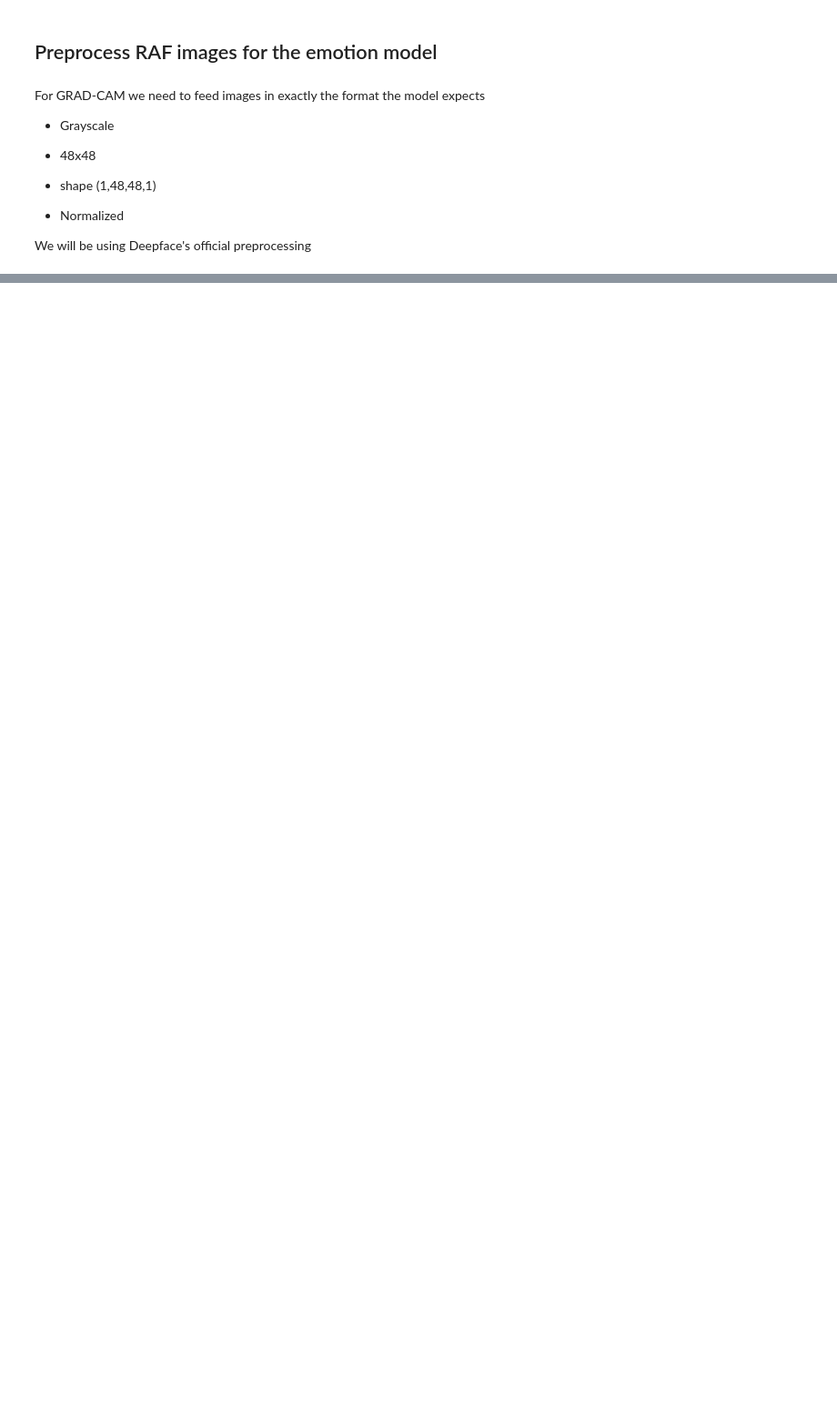
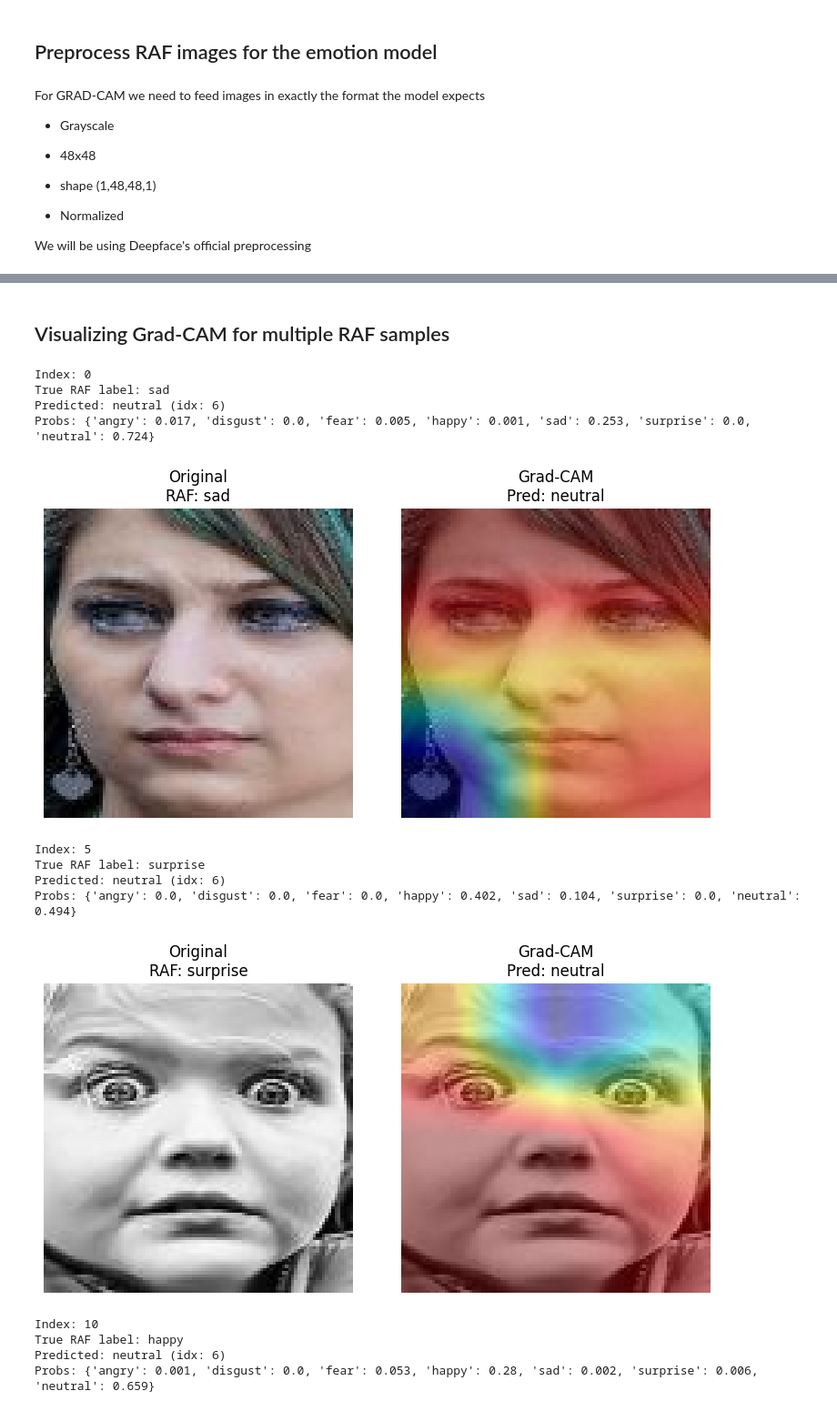
Before and after one commit to hassen8/emotion_recognition_bias_auditing, a Jupyter notebook: notebooks/deepface_on_RAF_GRAD_CAM.ipynb, the cells around one changed output, grey strips where cells are left out. Shown at 91% size. Drawn from its saved outputs; the diff is of its cells as text; code cells hidden in the pictures; blank space fills up the shorter version.

```diff
--- a/notebooks/deepface_on_RAF_GRAD_CAM.ipynb
+++ b/notebooks/deepface_on_RAF_GRAD_CAM.ipynb
@@ -500,0 +689,2 @@ We will be using Deepface's official preprocessing
+# %% [markdown]
+## Visualizing Grad-CAM for multiple RAF samples
@@ -500,0 +736,18 @@ We will be using Deepface's official preprocessing
+# %%
+for idx in [0, 5, 10, 25, 40]:
+    show_and_save_gradcam(idx)
+# %% [output]
+Index: 0
+True RAF label: sad
+Predicted: neutral (idx: 6)
+Probs: {'angry': 0.017, 'disgust': 0.0, 'fear': 0.005, 'happy': 0.001, 'sad': 0.253, 'surprise': 0.0, 'neutral': 0.724}
+[figure, added]
+Index: 5
+True RAF label: surprise
+Predicted: neutral (idx: 6)
+Probs: {'angry': 0.0, 'disgust': 0.0, 'fear': 0.0, 'happy': 0.402, 'sad': 0.104, 'surprise': 0.0, 'neutral': 0.494}
+[figure, added]
+Index: 10
+True RAF label: happy
+Predicted: neutral (idx: 6)
+Probs: {'angry': 0.001, 'disgust': 0.0, 'fear': 0.053, 'happy': 0.28, 'sad': 0.002, 'surprise': 0.006, 'neutral': 0.659}
```
Also changed, not shown: parts of 23 cells of this notebook.
